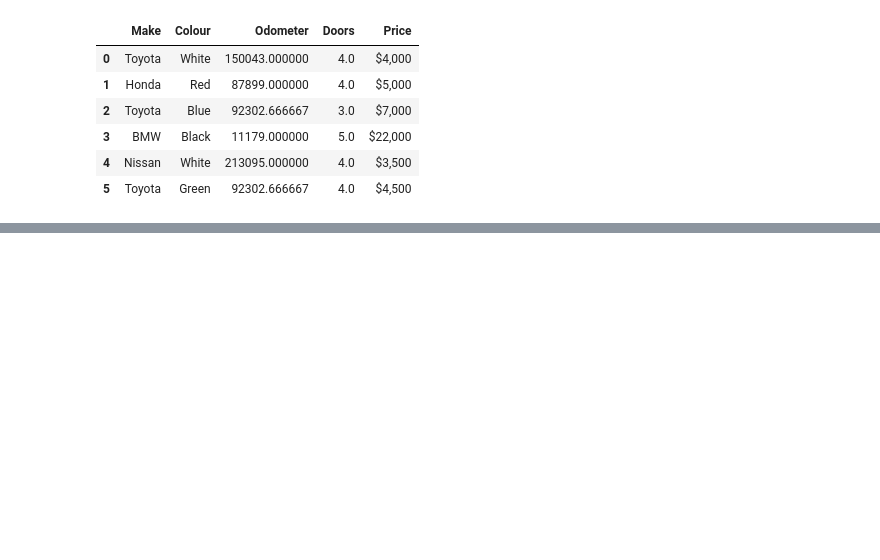
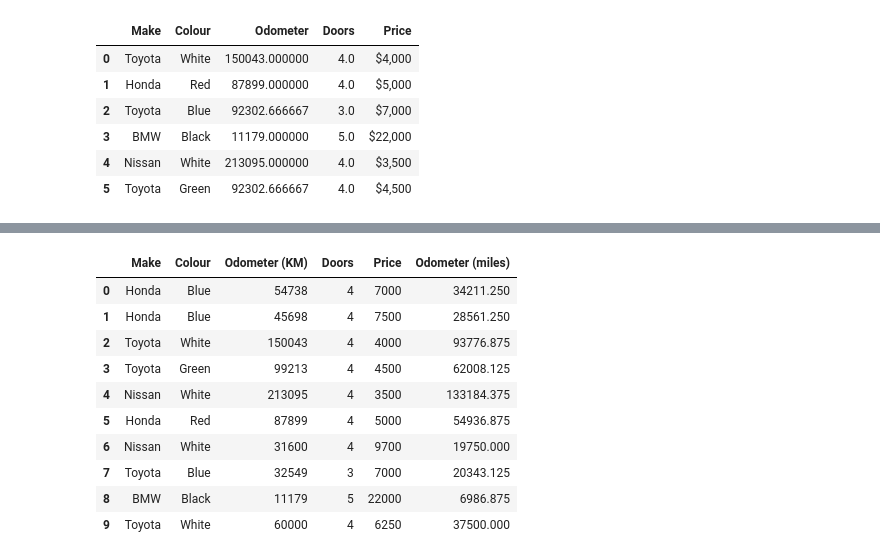
Before and after one commit to shivesh235/jbbook, a Jupyter notebook: Data_Analysis_with_Pandas.ipynb, the cells around one changed output, grey strips where cells are left out. Saved outputs shown, nothing was run; the diff lists cells and outputs as text; code cells hidden in the pictures; blank space fills up the shorter version.

```diff
--- a/Data_Analysis_with_Pandas.ipynb
+++ b/Data_Analysis_with_Pandas.ipynb
@@ -393,0 +454,5 @@ car_sales_missing.dropna()
+# %%
+# We can sample from our dataframe or shuffle the order using sample method
+car_sales = car_sales.sample(frac=1)
+car_sales.reset_index(drop=True, inplace=True)
+car_sales
@@ -393,0 +471,16 @@ car_sales_missing.dropna()
+# %%
+# We can apply custom functions on columns or complete dataframe
+car_sales['Odometer (miles)'] = car_sales['Odometer (KM)'].apply(lambda x: x/1.6)
+car_sales
+# %% [output]
+|  | Make | Colour | Odometer (KM) | Doors | Price | Odometer (miles) |
+| 0 | Honda | Blue | 54738 | 4 | 7000 | 34211.250 |
+| 1 | Honda | Blue | 45698 | 4 | 7500 | 28561.250 |
+| 2 | Toyota | White | 150043 | 4 | 4000 | 93776.875 |
+| 3 | Toyota | Green | 99213 | 4 | 4500 | 62008.125 |
+| 4 | Nissan | White | 213095 | 4 | 3500 | 133184.375 |
+| 5 | Honda | Red | 87899 | 4 | 5000 | 54936.875 |
+| 6 | Nissan | White | 31600 | 4 | 9700 | 19750.000 |
+| 7 | Toyota | Blue | 32549 | 3 | 7000 | 20343.125 |
+| 8 | BMW | Black | 11179 | 5 | 22000 | 6986.875 |
+| 9 | Toyota | White | 60000 | 4 | 6250 | 37500.000 |
```
Also changed, not shown: parts of 5 cells of this notebook, 5 other files.
